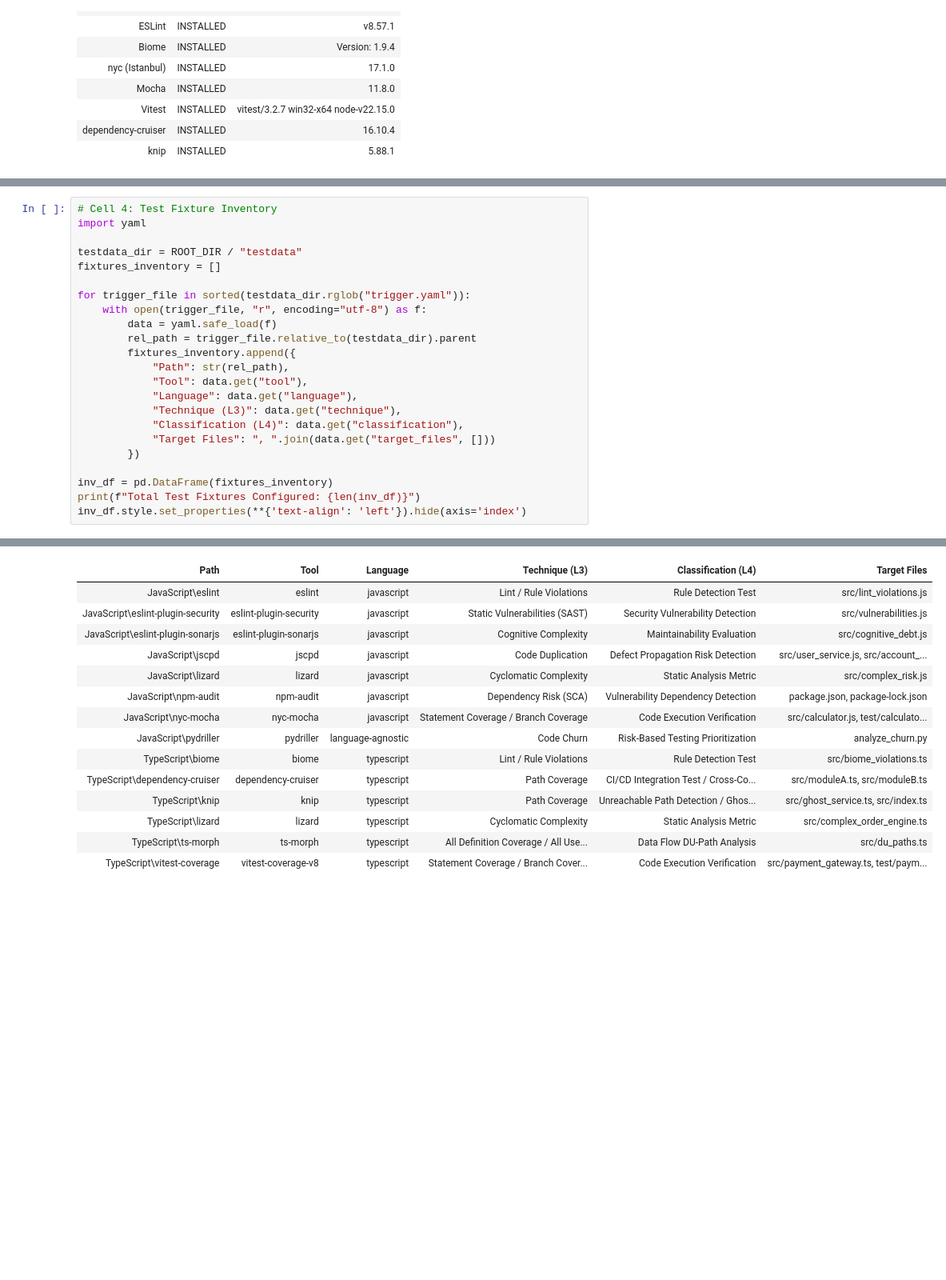
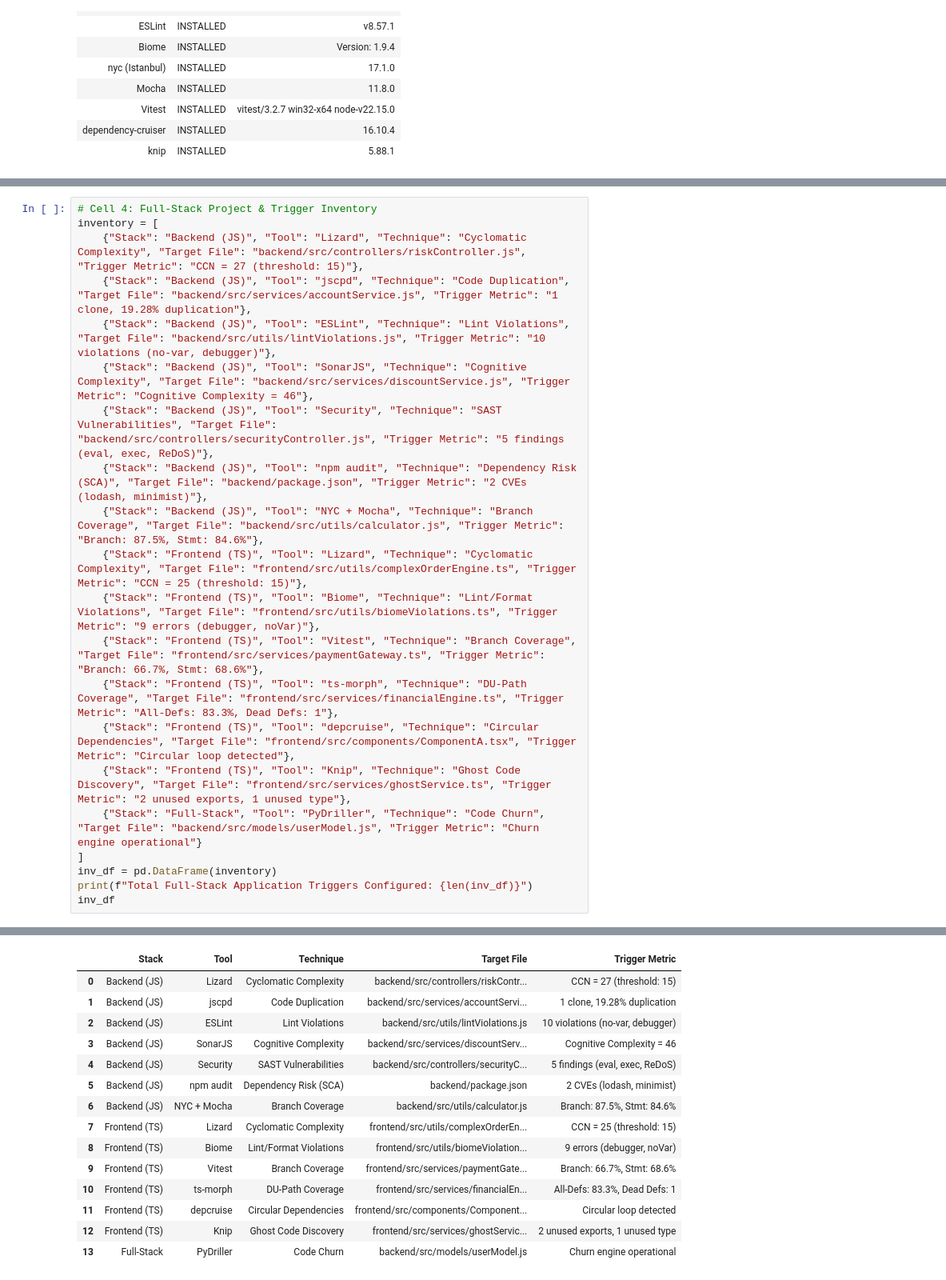
Before and after one commit to sakthisudarshan/javascript-typescript-primary-tools, a Jupyter notebook: notebooks/primary_tools_validator.ipynb, the cells around one changed output, grey strips where cells are left out. Shown at 80% size. Saved outputs shown, nothing was run; the diff lists cells and outputs as text; blank space fills up the shorter version.

Commit message:
feat: complete fullstack dummy app architecture with frontend and backend for Testable detection

```diff
--- a/notebooks/primary_tools_validator.ipynb
+++ b/notebooks/primary_tools_validator.ipynb
@@ -120,24 +124,22 @@ Using validated local testdata fixtures under: F:\Javascript and Typescript\test
 # %%
-# Cell 4: Test Fixture Inventory
-import yaml
-
-testdata_dir = ROOT_DIR / "testdata"
-fixtures_inventory = []
-
-for trigger_file in sorted(testdata_dir.rglob("trigger.yaml")):
-    with open(trigger_file, "r", encoding="utf-8") as f:
-        data = yaml.safe_load(f)
-        rel_path = trigger_file.relative_to(testdata_dir).parent
-        fixtures_inventory.append({
-            "Path": str(rel_path),
-            "Tool": data.get("tool"),
-            "Language": data.get("language"),
-            "Technique (L3)": data.get("technique"),
-            "Classification (L4)": data.get("classification"),
-            "Target Files": ", ".join(data.get("target_files", []))
-        })
-
-inv_df = pd.DataFrame(fixtures_inventory)
-print(f"Total Test Fixtures Configured: {len(inv_df)}")
-inv_df.style.set_properties(**{'text-align': 'left'}).hide(axis='index')
+# Cell 4: Full-Stack Project & Trigger Inventory
+inventory = [
+    {"Stack": "Backend (JS)", "Tool": "Lizard", "Technique": "Cyclomatic Complexity", "Target File": "backend/src/controllers/riskController.js", "Trigger Metric": "CCN = 27 (threshold: 15)"},
+    {"Stack": "Backend (JS)", "Tool": "jscpd", "Technique": "Code Duplication", "Target File": "backend/src/services/accountService.js", "Trigger Metric": "1 clone, 19.28% duplication"},
+    {"Stack": "Backend (JS)", "Tool": "ESLint", "Technique": "Lint Violations", "Target File": "backend/src/utils/lintViolations.js", "Trigger Metric": "10 violations (no-var, debugger)"},
+    {"Stack": "Backend (JS)", "Tool": "SonarJS", "Technique": "Cognitive Complexity", "Target File": "backend/src/services/discountService.js", "Trigger Metric": "Cognitive Complexity = 46"},
+    {"Stack": "Backend (JS)", "Tool": "Security", "Technique": "SAST Vulnerabilities", "Target File": "backend/src/controllers/securityController.js", "Trigger Metric": "5 findings (eval, exec, ReDoS)"},
+    {"Stack": "Backend (JS)", "Tool": "npm audit", "Technique": "Dependency Risk (SCA)", "Target File": "backend/package.json", "Trigger Metric": "2 CVEs (lodash, minimist)"},
+    {"Stack": "Backend (JS)", "Tool": "NYC + Mocha", "Technique": "Branch Coverage", "Target File": "backend/src/utils/calculator.js", "Trigger Metric": "Branch: 87.5%, Stmt: 84.6%"},
+    {"Stack": "Frontend (TS)", "Tool": "Lizard", "Technique": "Cyclomatic Complexity", "Target File": "frontend/src/utils/complexOrderEngine.ts", "Trigger Metric": "CCN = 25 (threshold: 15)"},
+    {"Stack": "Frontend (TS)", "Tool": "Biome", "Technique": "Lint/Format Violations", "Target File": "frontend/src/utils/biomeViolations.ts", "Trigger Metric": "9 errors (debugger, noVar)"},
+    {"Stack": "Frontend (TS)", "Tool": "Vitest", "Technique": "Branch Coverage", "Target File": "frontend/src/services/paymentGateway.ts", "Trigger Metric": "Branch: 66.7%, Stmt: 68.6%"},
+    {"Stack": "Frontend (TS)", "Tool": "ts-morph", "Technique": "DU-Path Coverage", "Target File": "frontend/src/services/financialEngine.ts", "Trigger Metric": "All-Defs: 83.3%, Dead Defs: 1"},
+    {"Stack": "Frontend (TS)", "Tool": "depcruise", "Technique": "Circular Dependencies", "Target File": "frontend/src/components/ComponentA.tsx", "Trigger Metric": "Circular loop detected"},
+    {"Stack": "Frontend (TS)", "Tool": "Knip", "Technique": "Ghost Code Discovery", "Target File": "frontend/src/services/ghostService.ts", "Trigger Metric": "2 unused exports, 1 unused type"},
+    {"Stack": "Full-Stack", "Tool": "PyDriller", "Technique": "Code Churn", "Target File": "backend/src/models/userModel.js", "Trigger Metric": "Churn engine operational"}
+]
+inv_df = pd.DataFrame(inventory)
+print(f"Total Full-Stack Application Triggers Configured: {len(inv_df)}")
+inv_df
 # %% [output]
@@ -145,18 +147,18 @@ Total Test Fixtures Configured: 14
-| Path | Tool | Language | Technique (L3) | Classification (L4) | Target Files |
-| JavaScript\eslint | eslint | javascript | Lint / Rule Violations | Rule Detection Test | src/lint_violations.js |
-| JavaScript\eslint-plugin-security | eslint-plugin-security | javascript | Static Vulnerabilities (SAST) | Security Vulnerability Detection | src/vulnerabilities.js |
-| JavaScript\eslint-plugin-sonarjs | eslint-plugin-sonarjs | javascript | Cognitive Complexity | Maintainability Evaluation | src/cognitive_debt.js |
-| JavaScript\jscpd | jscpd | javascript | Code Duplication | Defect Propagation Risk Detection | src/user_service.js, src/account_... |
-| JavaScript\lizard | lizard | javascript | Cyclomatic Complexity | Static Analysis Metric | src/complex_risk.js |
-| JavaScript\npm-audit | npm-audit | javascript | Dependency Risk (SCA) | Vulnerability Dependency Detection | package.json, package-lock.json |
-| JavaScript\nyc-mocha | nyc-mocha | javascript | Statement Coverage / Branch Coverage | Code Execution Verification | src/calculator.js, test/calculato... |
-| JavaScript\pydriller | pydriller | language-agnostic | Code Churn | Risk-Based Testing Prioritization | analyze_churn.py |
-| TypeScript\biome | biome | typescript | Lint / Rule Violations | Rule Detection Test | src/biome_violations.ts |
-| TypeScript\dependency-cruiser | dependency-cruiser | typescript | Path Coverage | CI/CD Integration Test / Cross-Co... | src/moduleA.ts, src/moduleB.ts |
-| TypeScript\knip | knip | typescript | Path Coverage | Unreachable Path Detection / Ghos... | src/ghost_service.ts, src/index.ts |
-| TypeScript\lizard | lizard | typescript | Cyclomatic Complexity | Static Analysis Metric | src/complex_order_engine.ts |
-| TypeScript\ts-morph | ts-morph | typescript | All Definition Coverage / All Use... | Data Flow DU-Path Analysis | src/du_paths.ts |
-| TypeScript\vitest-coverage | vitest-coverage-v8 | typescript | Statement Coverage / Branch Cover... | Code Execution Verification | src/payment_gateway.ts, test/paym... |
+|  | Stack | Tool | Technique | Target File | Trigger Metric |
+| 0 | Backend (JS) | Lizard | Cyclomatic Complexity | backend/src/controllers/riskContr... | CCN = 27 (threshold: 15) |
+| 1 | Backend (JS) | jscpd | Code Duplication | backend/src/services/accountServi... | 1 clone, 19.28% duplication |
+| 2 | Backend (JS) | ESLint | Lint Violations | backend/src/utils/lintViolations.js | 10 violations (no-var, debugger) |
+| 3 | Backend (JS) | SonarJS | Cognitive Complexity | backend/src/services/discountServ... | Cognitive Complexity = 46 |
+| 4 | Backend (JS) | Security | SAST Vulnerabilities | backend/src/controllers/securityC... | 5 findings (eval, exec, ReDoS) |
+| 5 | Backend (JS) | npm audit | Dependency Risk (SCA) | backend/package.json | 2 CVEs (lodash, minimist) |
+| 6 | Backend (JS) | NYC + Mocha | Branch Coverage | backend/src/utils/calculator.js | Branch: 87.5%, Stmt: 84.6% |
+| 7 | Frontend (TS) | Lizard | Cyclomatic Complexity | frontend/src/utils/complexOrderEn... | CCN = 25 (threshold: 15) |
+| 8 | Frontend (TS) | Biome | Lint/Format Violations | frontend/src/utils/biomeViolation... | 9 errors (debugger, noVar) |
+| 9 | Frontend (TS) | Vitest | Branch Coverage | frontend/src/services/paymentGate... | Branch: 66.7%, Stmt: 68.6% |
+| 10 | Frontend (TS) | ts-morph | DU-Path Coverage | frontend/src/services/financialEn... | All-Defs: 83.3%, Dead Defs: 1 |
+| 11 | Frontend (TS) | depcruise | Circular Dependencies | frontend/src/components/Component... | Circular loop detected |
+| 12 | Frontend (TS) | Knip | Ghost Code Discovery | frontend/src/services/ghostServic... | 2 unused exports, 1 unused type |
+| 13 | Full-Stack | PyDriller | Code Churn | backend/src/models/userModel.js | Churn engine operational |
 # %%
 # Cell 5: Primary Tool Execution & Output JSON Generation
 import re
```
Also changed, not shown: parts of 6 cells of this notebook, 49 other files.
